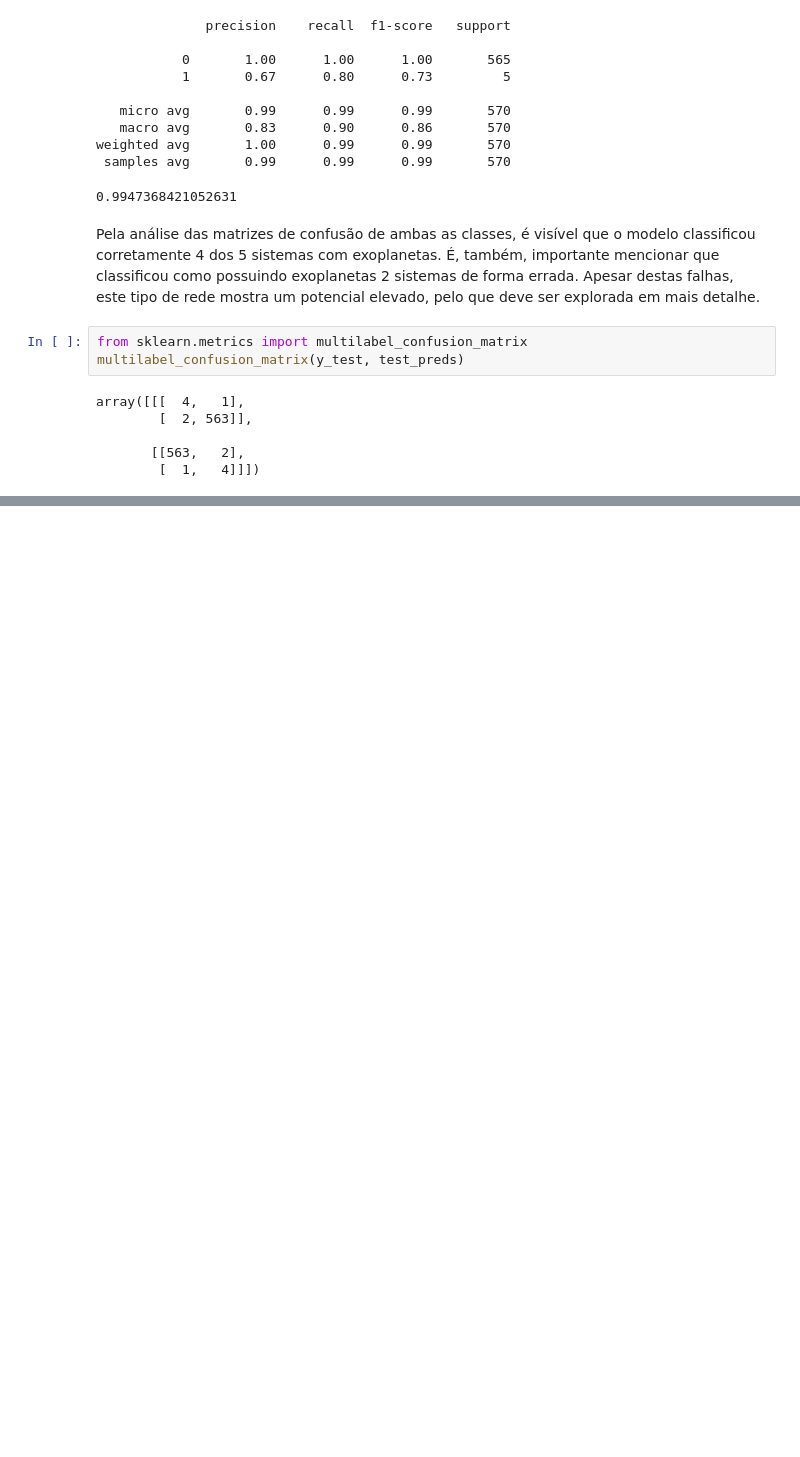
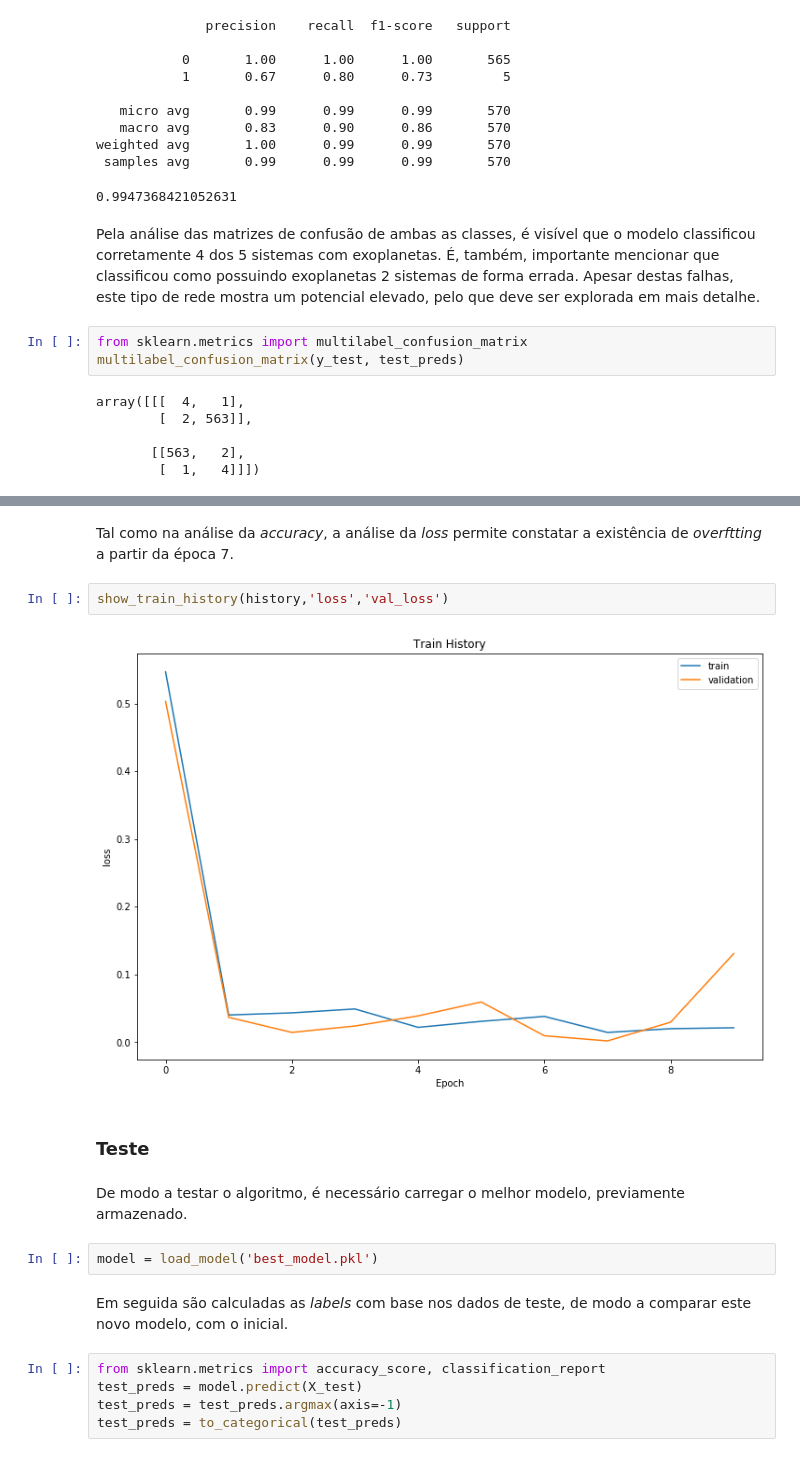
Before and after one commit to citoplasme/Automatic_Learning_2, a Jupyter notebook: Modelos/DL/CNN/CNN.ipynb, the cells around one changed output, grey strips where cells are left out. Saved outputs shown, nothing was run; the diff lists cells and outputs as text; blank space fills up the shorter version.

```diff
--- a/Modelos/DL/CNN/CNN.ipynb
+++ b/Modelos/DL/CNN/CNN.ipynb
@@ -196,0 +278,19 @@ array([[[  4,   1],
+# %% [markdown]
+Tal como na análise da *accuracy*, a análise da *loss* permite constatar a existência de *overftting* a partir da época 7.
+# %%
+show_train_history(history,'loss','val_loss')
+# %% [output]
+[figure, added]
+# %% [markdown]
+### Teste
+# %% [markdown]
+De modo a testar o algoritmo, é necessário carregar o melhor modelo, previamente armazenado.
+# %%
+model = load_model('best_model.pkl')
+# %% [markdown]
+Em seguida são calculadas as *labels* com base nos dados de teste, de modo a comparar este novo modelo, com o inicial.
+# %%
+from sklearn.metrics import accuracy_score, classification_report
+test_preds = model.predict(X_test)
+test_preds = test_preds.argmax(axis=-1)
+test_preds = to_categorical(test_preds)
```
Also changed, not shown: parts of 18 cells of this notebook, 5 other files.
